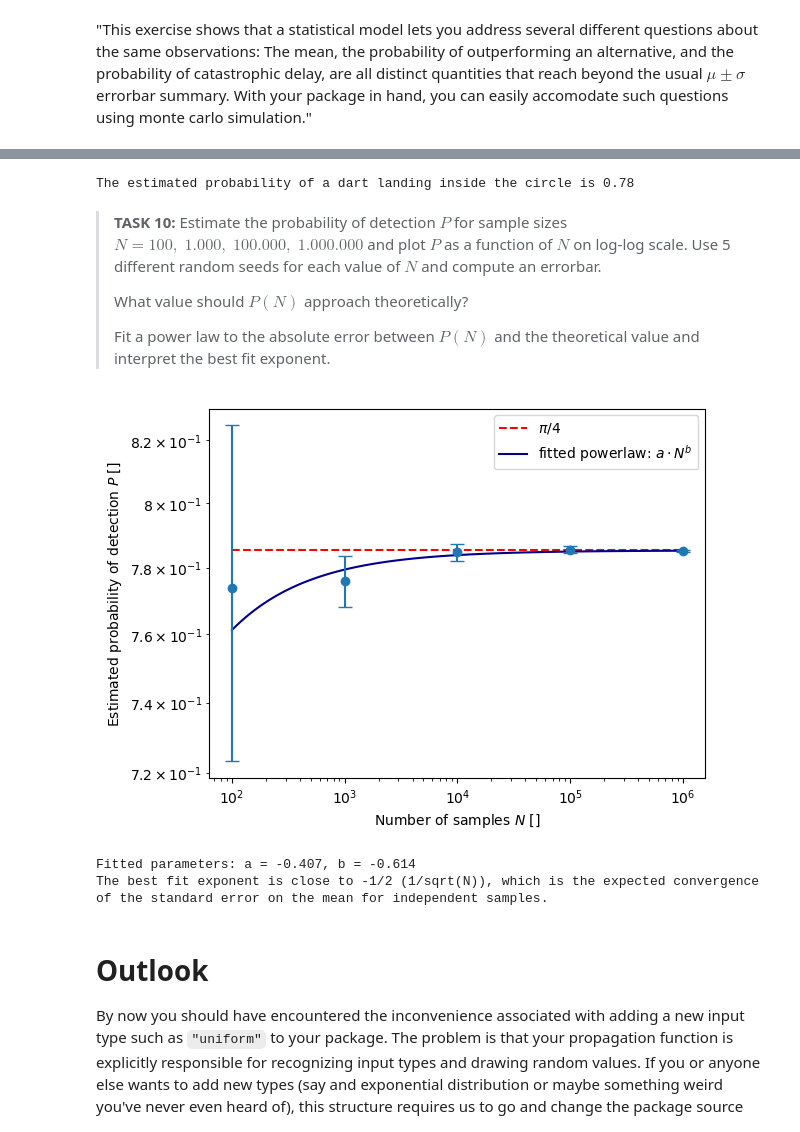
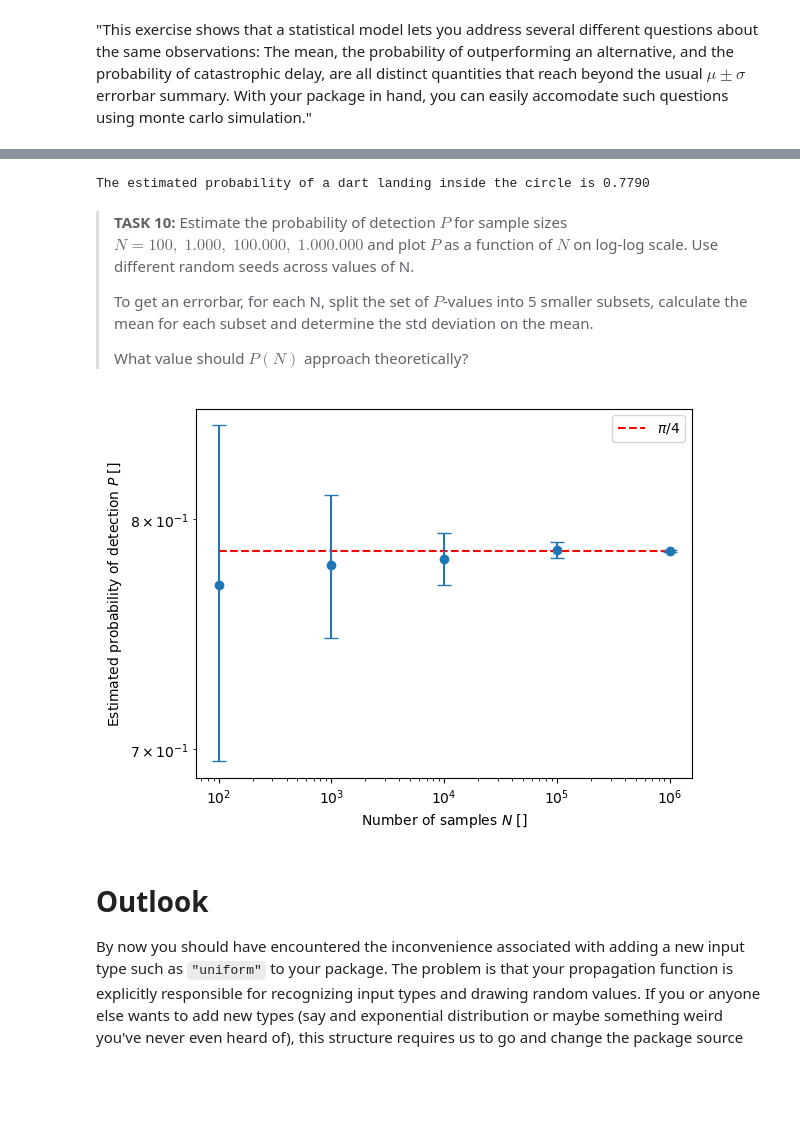
Before and after one commit to andreas-stillits/error-propagation, a Jupyter notebook: project-exercises.ipynb, the cells around one changed output, grey strips where cells are left out. Saved outputs shown, nothing was run; the diff lists cells and outputs as text; code cells hidden in the pictures; blank space fills up the shorter version.

Commit message:
simplified the last exercise - no fitting and subsampling instead of repeated sampling

```diff
--- a/project-exercises.ipynb
+++ b/project-exercises.ipynb
@@ -300,92 +300,74 @@ inputs = [
 ]
 
 results = propagate(rng, inside, inputs, n_samples=1_000)
-print(f"The estimated probability of a dart landing inside the circle is {np.mean(results):.2f}")
+print(f"The estimated probability of a dart landing inside the circle is {np.mean(results):.4f}")
 
-# Students have had to add at least a new `elif` statement to their propagation function and maybe define a uniform distribution function in .sources.py
+# Students have had to add at least a new `elif` statement to their propagation function.
 # %% [output]
-The estimated probability of a dart landing inside the circle is 0.78
+The estimated probability of a dart landing inside the circle is 0.7790
 # %% [markdown]
-> **TASK 10:** Estimate the probability of detection $P$ for sample sizes $N = 100, \;1.000, \;100.000, \;1.000.000$ and plot $P$ as a function of $N$ on log-log scale. Use 5 different random seeds for each value of $N$ and compute an errorbar.
+> **TASK 10:** Estimate the probability of detection $P$ for sample sizes $N = 100, \;1.000, \;100.000, \;1.000.000$ and plot $P$ as a function of $N$ on log-log scale. Use different random seeds across values of N.
+>
+> To get an errorbar, for each N, split the set of $P$-values into 5 smaller subsets, calculate the mean for each subset and determine the std deviation on the mean.
 >
 > What value should $P(N)$ approach theoretically?
->
-> Fit a power law to the absolute error between $P(N)$ and the theoretical value and interpret the best fit exponent.
 # %%
 # your solution ...
 
 # FOR TAs
+import matplotlib.pyplot as plt
 import numpy as np
-import matplotlib.pyplot as plt
-from scipy.optimize import curve_fit
 
-def estimate_probability(base_seed: int, n_samples: int) -> tuple[float, float]:
+def estimate_probability(seed: int, n_samples: int) -> tuple[float, float]:
     """
-    Estimate the probability of detection for 5 different random seeds and a specified number of samples to draw.
+    Estimate the probability of detection.
     Args:
-        base_seed (int): The base seed for the random number generator. The 5 seeds are derived by adding 0, 1, 2, ...
-        n_samples (int): The number of samples to draw for each seed.
+        seed (int): The random seed for the random number generator.
+        n_samples (int): The number of samples to draw
     Returns:
-        tuple[float, float]: The mean and standard deviation of the estimated probabilities across the 5 seeds.
+        tuple[float, float]: The mean and standard deviation on the mean of the estimated probabilities
     """
-    probabilities = []
-    seeds = [base_seed + i for i in range(5)]
     inputs = [
         ("uniform", -1.0, 1.0), # x
         ("uniform", -1.0, 1.0), # y
         ("constant", 1.0)       # r
     ]
 
-    # propagate for each of the seeds
-    for seed in seeds:
-        rng = np.random.default_rng(seed)
-        results = propagate(rng, inside, inputs, n_samples=n_samples)
-        probabilities.append(np.mean(results)) # compute the probability as the mean of the results
-    # compute the mu +- sigma summary statistics and return as floats
-    mu, std = np.mean(probabilities), np.std(probabilities)
-    return float(mu), float(std)
+    rng = np.random.default_rng(seed)
+    results = propagate(rng, inside, inputs, n_samples=n_samples)
+    results = np.array(results)
+    global_mean = np.mean(results)
+    subset_means = [np.mean(results[i::5]) for i in range(5)]
+    mean_std = np.std(subset_means)
+    return float(global_mean), float(mean_std)
+
 
 # define what n_samples to use and some base seeds.
 n_samples_list = np.array([100, 1_000, 10_000, 100_000, 1_000_000])
-base_seeds = [13, 42, 69, 101, 117] # We use different ones to avoid getting the same random numbers across realizations - all should be independent.
+seeds = [13, 42, 69, 101, 117] # We use different ones to avoid getting the same random numbers across realizations - all should be independent.
 means, stds = [], []
 
 # estimate the probabilities for each n_samples and base_seed combination
-for n_samples, base_seed in zip(n_samples_list, base_seeds):
-    mu, std = estimate_probability(base_seed, n_samples)
+for n_samples, seed in zip(n_samples_list, seeds):
+    mu, std = estimate_probability(seed, n_samples)
     means.append(mu)
     stds.append(std)
+
 means, std = np.array(means), np.array(stds) # convert to numpy arrays for convenience
-
-# fitting: a powerlaw to fit the absolute error between P(N) and the theoretical pi/4
-def fit(n: np.ndarray, a: float, b: float) -> np.ndarray:
-    return a * n**b
-
-# fit parameters and make a smooth curve for plotting
-par, cov = curve_fit(fit, n_samples_list, means - np.pi/4, sigma=stds, absolute_sigma=True)
-nn = np.logspace(2, 6, 100)
-pp = np.pi/4 + fit(nn, *par)
-
 
 # theoretical value as the ratio of circle to square area, which is pi/4
 plt.hlines(np.pi/4, n_samples_list[0], n_samples_list[-1], color='r', linestyles='dashed', label=r'$\pi/4$')
 
 # plotting
-plt.plot(nn, pp, label=r"fitted powerlaw: $a\cdot N^b$", color="darkblue")
 plt.errorbar(n_samples_list, means, yerr=stds, fmt='o', capsize=5)
 plt.xlabel(r"Number of samples $N$ []")
 plt.ylabel(r"Estimated probability of detection $P$ []")
 plt.xscale('log')
 plt.yscale("log")
 plt.legend()
 plt.show()
-
-print(f"Fitted parameters: a = {par[0]:.3f}, b = {par[1]:.3f}")
-print("The best fit exponent is close to -1/2 (1/sqrt(N)), which is the expected convergence of the standard error on the mean for independent samples.")
 # %% [output]
-[figure, old version]
+[figure, new version]
-Fitted parameters: a = -0.407, b = -0.614
-The best fit exponent is close to -1/2 (1/sqrt(N)), which is the expected convergence of the standard error on the mean for independent samples.
 # %% [markdown]
 # Outlook
 
```
Also changed, not shown: parts of 1 cell of this notebook.
